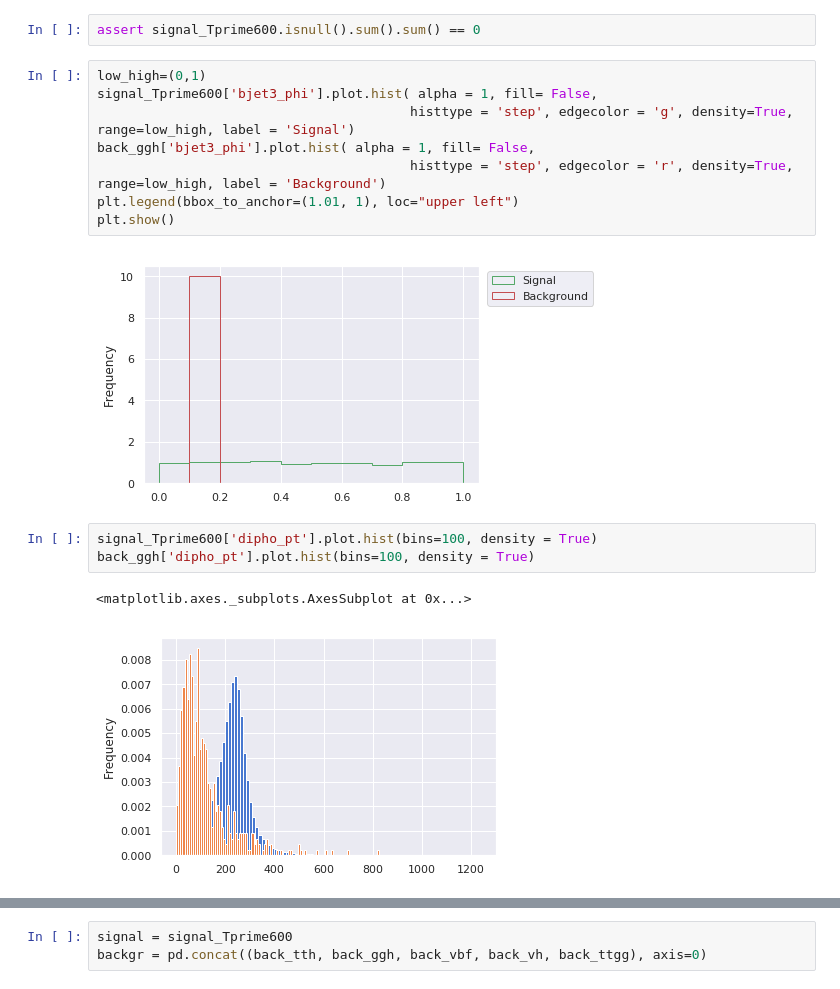
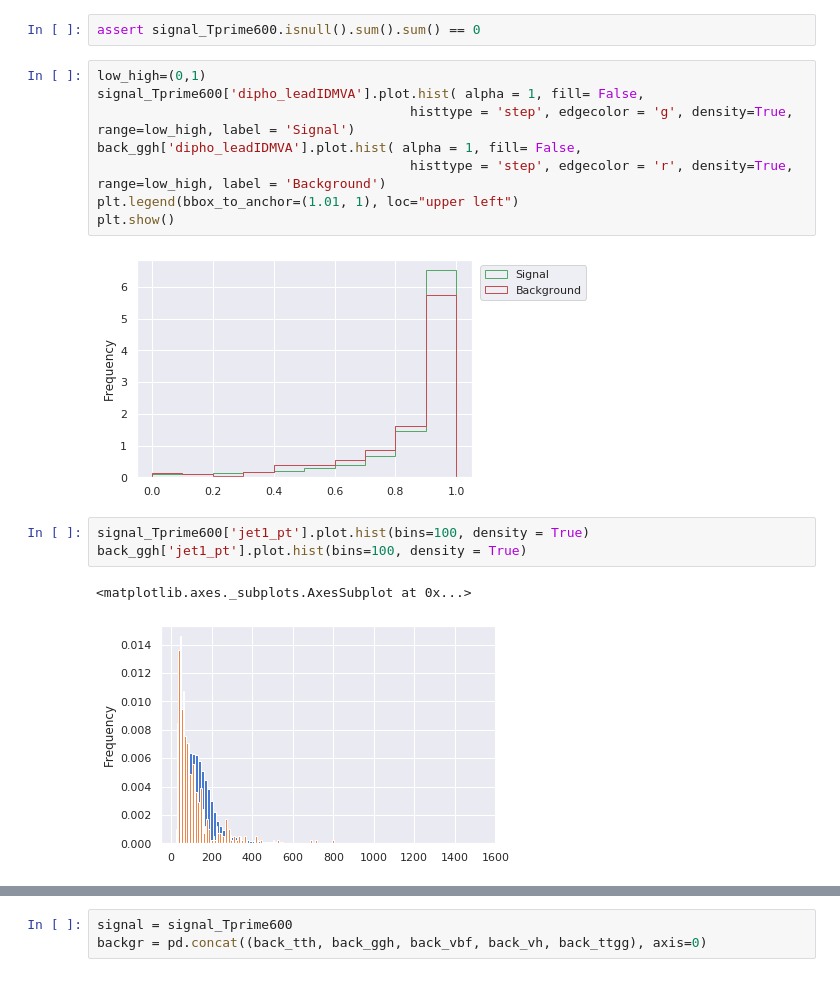
Before and after one commit to raj2022/Analysis_CMS_CERN, a Jupyter notebook: Codes/Training with TPrime_600GeV_&_all_five_As_ background_except_thq.ipynb, the cells around one changed output, grey strips where cells are left out. Saved outputs shown, nothing was run; the diff lists cells and outputs as text.

```diff
--- a/Codes/Training with TPrime_600GeV_&_all_five_As_ background_except_thq.ipynb
+++ b/Codes/Training with TPrime_600GeV_&_all_five_As_ background_except_thq.ipynb
@@ -170,18 +163,18 @@ memory usage: 9.3 MB
 assert signal_Tprime600.isnull().sum().sum() == 0
 # %%
 low_high=(0,1)
-signal_Tprime600['bjet3_phi'].plot.hist( alpha = 1, fill= False,
+signal_Tprime600['dipho_leadIDMVA'].plot.hist( alpha = 1, fill= False,
                                         histtype = 'step', edgecolor = 'g', density=True, range=low_high, label = 'Signal')
-back_ggh['bjet3_phi'].plot.hist( alpha = 1, fill= False,
+back_ggh['dipho_leadIDMVA'].plot.hist( alpha = 1, fill= False,
                                         histtype = 'step', edgecolor = 'r', density=True, range=low_high, label = 'Background')
 plt.legend(bbox_to_anchor=(1.01, 1), loc="upper left")
 plt.show()
 # %% [output]
-[figure, old version]
+[figure, new version]
 # %%
-signal_Tprime600['dipho_pt'].plot.hist(bins=100, density = True)
-back_ggh['dipho_pt'].plot.hist(bins=100, density = True)
+signal_Tprime600['jet1_pt'].plot.hist(bins=100, density = True)
+back_ggh['jet1_pt'].plot.hist(bins=100, density = True)
 # %% [output]
 <matplotlib.axes._subplots.AxesSubplot at 0x...>
-[figure, old version]
+[figure, new version]
 # %%
```
Also changed, not shown: parts of 30 cells of this notebook.
